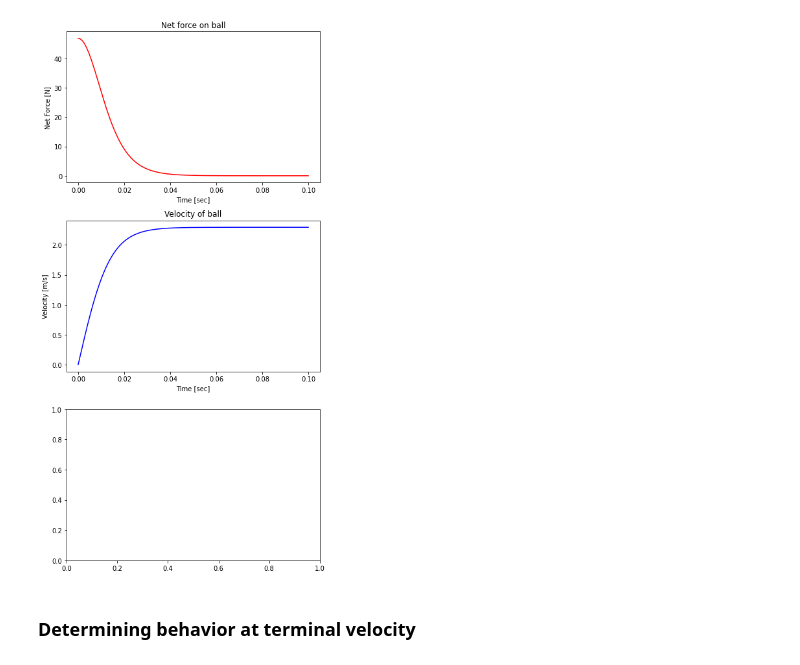
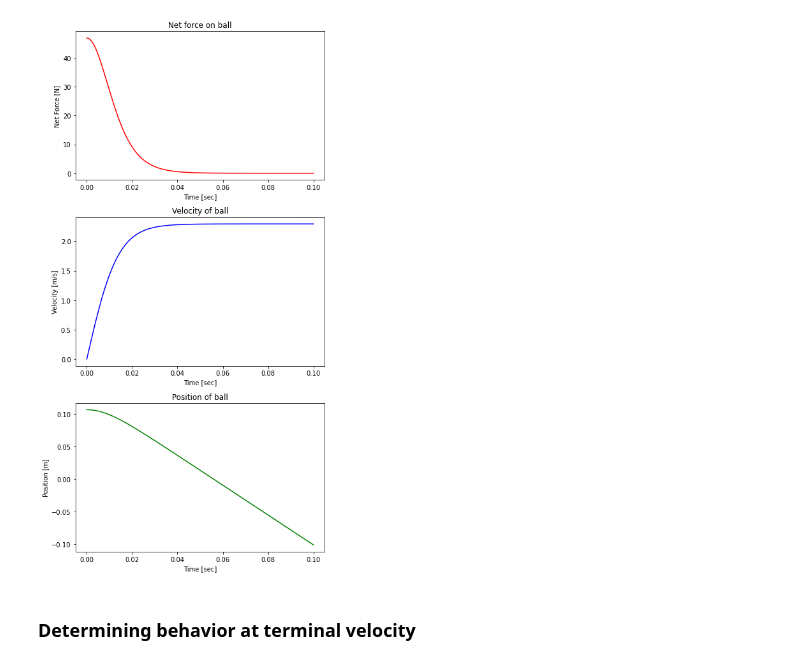
Before and after one commit to RobJMal/stem_tutorials, a Jupyter notebook: underwater_ball_launch/underwater_ball_launch.ipynb, the cells around one changed output. Cells and saved outputs as stored; diff of their text form; code cells hidden in the pictures.

Commit message:
Included depth as part of calculations

```diff
--- a/underwater_ball_launch/underwater_ball_launch.ipynb
+++ b/underwater_ball_launch/underwater_ball_launch.ipynb
@@ -10,8 +10,7 @@ coeff_drag_ball = 0.5        # [unitless]
 
 # Constants
 g = 9.81                            # [m/s^2]
-depth_start_m = r_ball_m            # [m]
-depth_current_m = depth_start_m     # [m]
+depth_ball_start_m = r_ball_m            # [m]
 
 # Derived values
 cross_section_area_ball_m2 = np.pi*np.power(r_ball_m, 2)
@@ -37,6 +36,9 @@ force_buoyancy_values_N = np.zeros_like(time_points_sec)
 # %%
 def calculate_velocity_mps(acceleration_mps2, delta_time_sec):
     return acceleration_mps2 * delta_time_sec
+
+def calculate_position_m(velocity_mps, delta_time_sec):
+    return velocity_mps * delta_time_sec
 
 def calculate_force_drag_N(rho_kgpm3, velocity_mps, coeff_drag, reference_area_m2):
     '''
@@ -85,40 +87,45 @@ def calculate_frontal_area_ball_submerged(radius_ball_m, midpoint_depth_m):
 # %%
 for i in range(0, len(time_points_sec)):
 
+    # Assuming initial values
     velocity_ball_mps = 0.0
+    depth_ball_current_m = depth_ball_start_m
+
     if i > 0:
         velocity_ball_mps = calculate_velocity_mps(acceleration_values_mps2[i-1], delta_time_sec) + velocity_values_mps[i-1]
+        depth_ball_current_m = -1 * calculate_position_m(velocity_values_mps[i-1], delta_time_sec) + depth_values_ball_m[i-1]
 
     velocity_values_mps[i] = velocity_ball_mps
-    volume_ball_values_m3[i] = calculate_volume_ball_submerged(r_ball_m, depth_current_m)
-    cross_section_area_ball_values_m2[i] = calculate_frontal_area_ball_submerged(r_ball_m, depth_current_m)
+    volume_ball_values_m3[i] = calculate_volume_ball_submerged(r_ball_m, depth_ball_current_m)
+    cross_section_area_ball_values_m2[i] = calculate_frontal_area_ball_submerged(r_ball_m, depth_ball_current_m)
+    depth_values_ball_m[i] = depth_ball_current_m
 
     force_net_N = calculate_force_net_N(time_points_sec[i], velocity_ball_mps)
     force_net_values_N[i] = force_net_N
 
-    acceleration_ball_mps2 = force_net_N/m_ball_kg
+    acceleration_ball_mps2 = calculate_acceleration_mps2(force_net_N, m_ball_kg)
     acceleration_values_mps2[i] = acceleration_ball_mps2
 # %%
 fig, axs = plt.subplots(3, 1, figsize=(7, 15))
 
 axs[0].plot(time_points_sec, force_net_values_N, color="red")
 axs[0].set(title="Net force on ball",
            xlabel="Time [sec]",
            ylabel="Net Force [N]")
 
 axs[1].plot(time_points_sec, velocity_values_mps, color='blue')
 axs[1].set(title="Velocity of ball",
            xlabel="Time [sec]",
            ylabel="Velocity [m/s]")
 
-# axs[2].plot(time_points_sec, depth_values_ball_m, color='green')
-# axs[2].set(title="Position of ball",
-#            xlabel="Time [sec]",
-#            ylabel="Position [m]")
+axs[2].plot(time_points_sec, depth_values_ball_m, color='green')
+axs[2].set(title="Position of ball",
+           xlabel="Time [sec]",
+           ylabel="Position [m]")
 
 plt.subplots_adjust(wspace=0.25, hspace=0.25)
 # %% [output]
-[figure, old version]
+[figure, new version]
 # %% [markdown]
 ### Determining behavior at terminal velocity
 # %%
```
